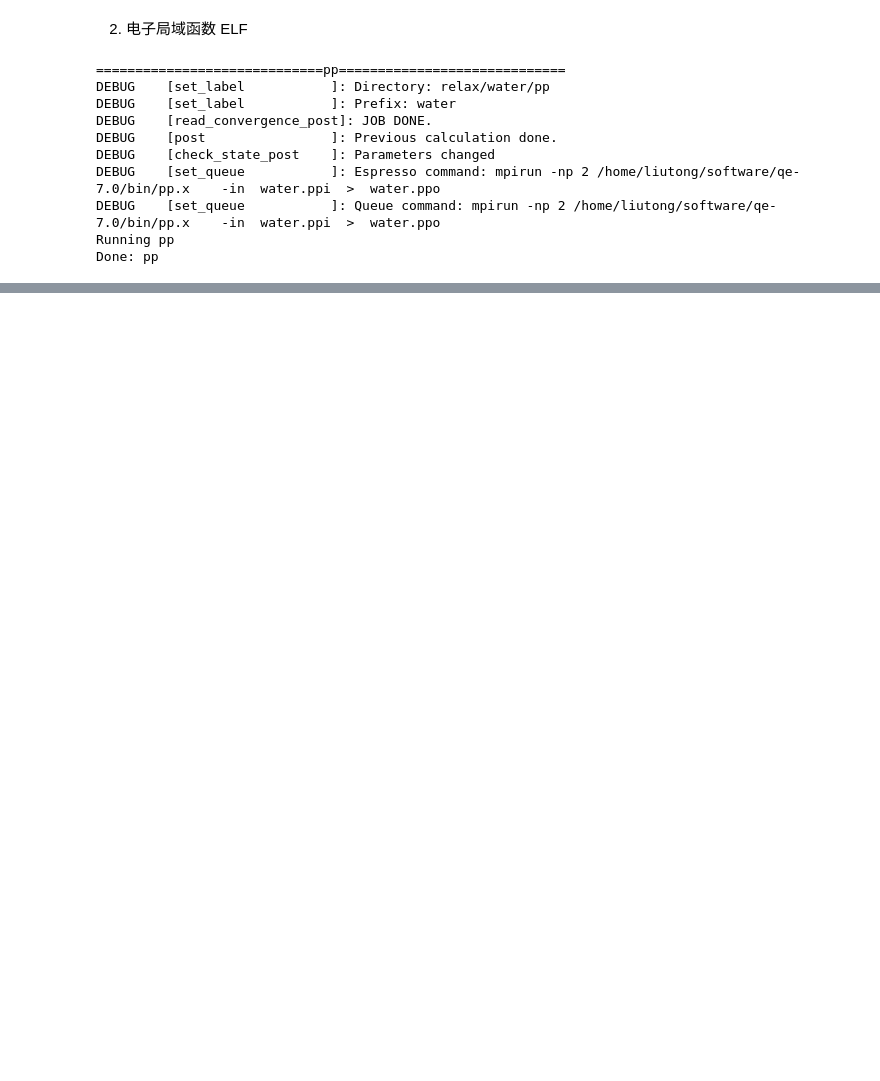
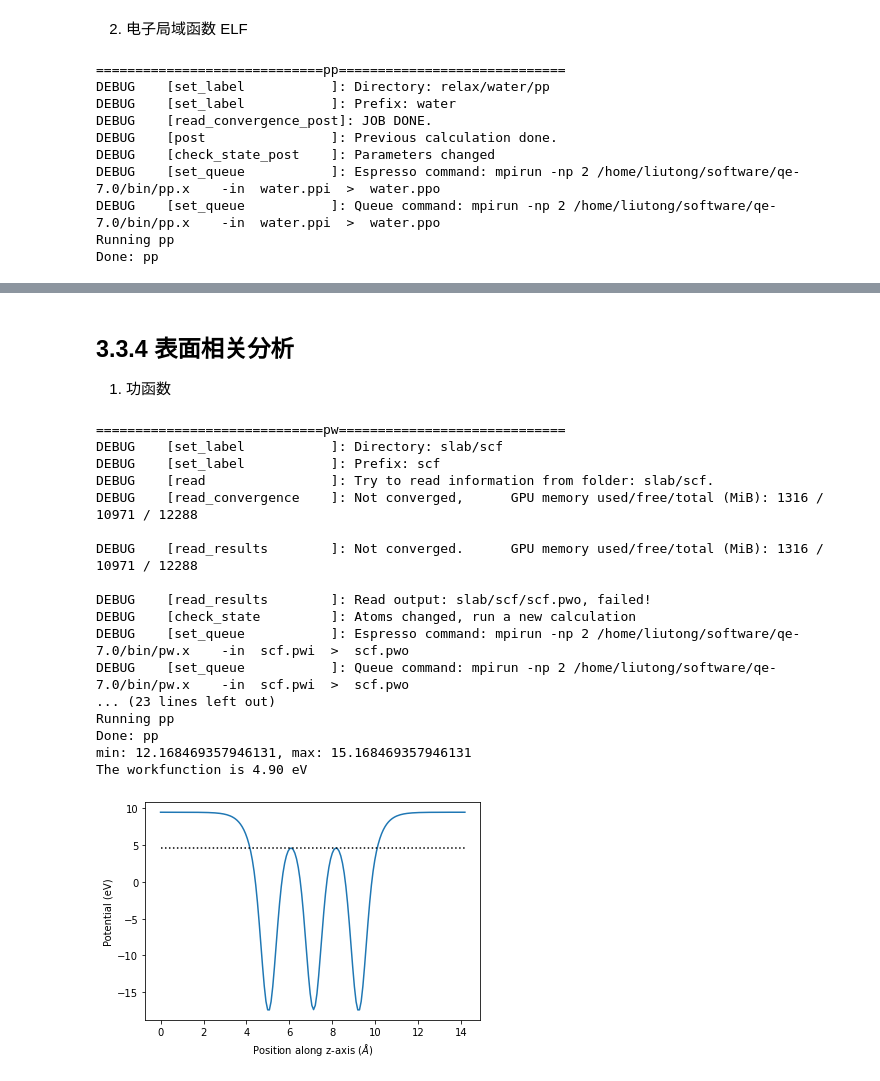
Before and after one commit to dockerytong/dockerytong.github.io, a Jupyter notebook: writes/dftbook.ipynb, the cells around one changed output, grey strips where cells are left out. Drawn from its saved outputs; the diff is of its cells as text; code cells hidden in the pictures; blank space fills up the shorter version.

Commit message:
add work function example

```diff
--- a/writes/dftbook.ipynb
+++ b/writes/dftbook.ipynb
@@ -339,3 +339,58 @@ Running pp
 Done: pp
 # %% [markdown]
 ![水的电子局域函数](../images/water_ELF.jpg)
+# %% [markdown]
+## 3.3.4 表面相关分析
+1. 功函数
+# %%
+from xespresso import Espresso
+# 构建Cu fcc的111表面
+from ase.build import fcc111
+slab = fcc111('Cu', size=(1, 1, 3), vacuum=5.0)
+# 设置计算器
+psu2 = {'Cu': 'Cu.pbe-spn-kjpaw_psl.1.0.0.UPF'}
+input_data = {
+    'ecutwfc': 50,
+    'ecutrho': 400,
+    'occupations': 'smearing',
+    'smearing': 'fd',
+    'degauss': 0.01,
+    'mixing_beta': 0.3,
+    'mixing_mode': 'local-TF'
+}
+calc = Espresso(
+    label = 'slab/scf',
+    debug = True,
+    tprnfor=True,
+    pseudopotentials = psu2,
+    input_data = input_data,
+    kpts = (4,4,1)
+)
+slab.calc = calc
+# scf计算
+slab.get_potential_energy()
+# nscf计算
+calc.nscf(kpts=(5,5,1))
+calc.nscf_calculate()
+# # 功函数计算
+calc.post(package = 'pp', plot_num = 11, fileout = 'potential.cube', iflag = 3, output_format = 6)
+calc.get_work_function()
+# %% [output]
+=============================pw=============================
+DEBUG    [set_label           ]: Directory: slab/scf
+DEBUG    [set_label           ]: Prefix: scf
+DEBUG    [read                ]: Try to read information from folder: slab/scf.
+DEBUG    [read_convergence    ]: Not converged,      GPU memory used/free/total (MiB): 1316 / 10971 / 12288
+
+DEBUG    [read_results        ]: Not converged.      GPU memory used/free/total (MiB): 1316 / 10971 / 12288
+
+DEBUG    [read_results        ]: Read output: slab/scf/scf.pwo, failed!
+DEBUG    [check_state         ]: Atoms changed, run a new calculation
+DEBUG    [set_queue           ]: Espresso command: mpirun -np 2 /home/liutong/software/qe-7.0/bin/pw.x    -in  scf.pwi  >  scf.pwo
+DEBUG    [set_queue           ]: Queue command: mpirun -np 2 /home/liutong/software/qe-7.0/bin/pw.x    -in  scf.pwi  >  scf.pwo
+... (23 lines left out)
+Running pp
+Done: pp
+min: 12.168469357946131, max: 15.168469357946131
+The workfunction is 4.90 eV
+[figure, added]
```
Also changed, not shown: 1 other file.
